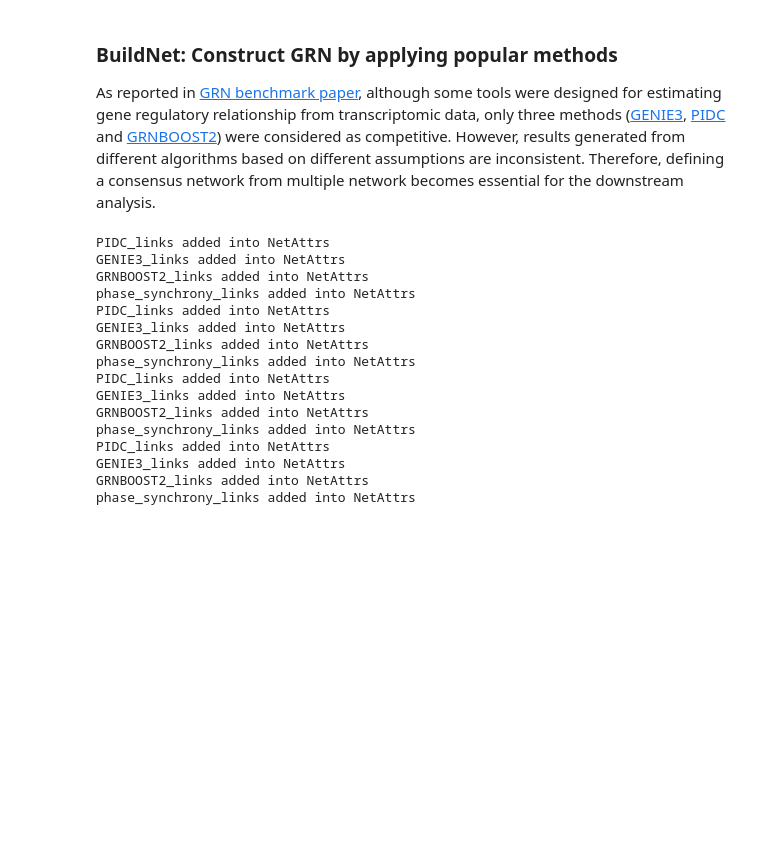
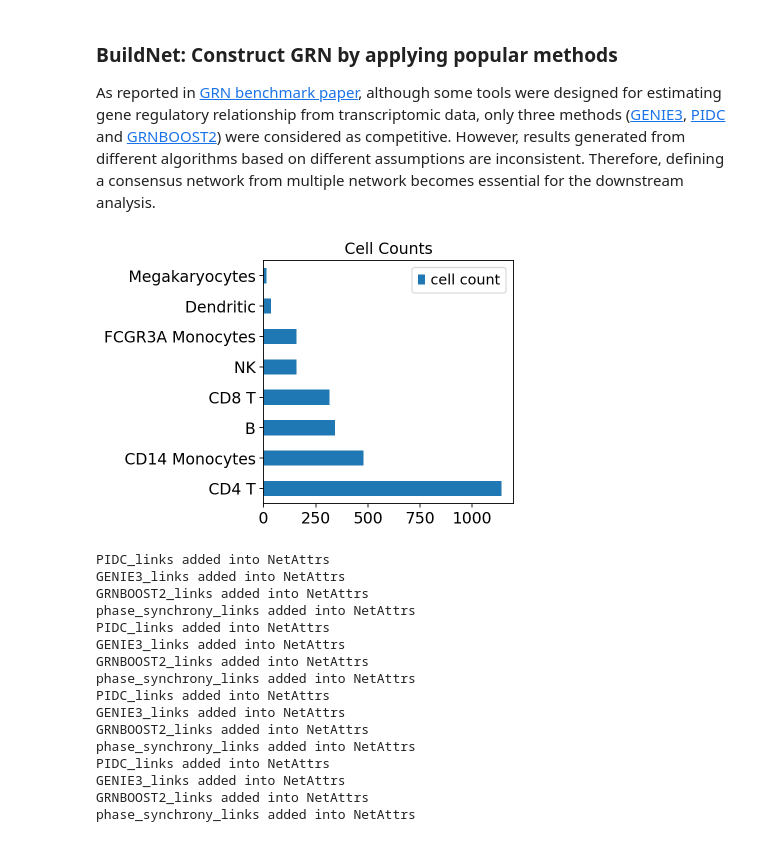
Before and after one commit to MingBit/PySCNet, a Jupyter notebook: tutorial/pyscnet_scanpy.ipynb, the cells around one changed output. Saved outputs shown, nothing was run; the diff lists cells and outputs as text; code cells hidden in the pictures; blank space fills up the shorter version.

```diff
--- a/tutorial/pyscnet_scanpy.ipynb
+++ b/tutorial/pyscnet_scanpy.ipynb
@@ -100,6 +101,15 @@ TFs
 # %% [markdown]
 ### BuildNet: Construct GRN by applying popular methods
 As reported in [GRN benchmark paper](https://pubmed.ncbi.nlm.nih.gov/31907445/), although some tools were designed for estimating gene regulatory relationship from transcriptomic data, only three methods ([GENIE3](https://journals.plos.org/plosone/article?id=10.1371/journal.pone.0012776), [PIDC](https://www.ncbi.nlm.nih.gov/pmc/articles/PMC5624513/) and [GRNBOOST2](https://academic.oup.com/bioinformatics/article-abstract/35/12/2159/5184284?redirectedFrom=fulltext)) were considered as competitive. However, results generated from different algorithms based on different assumptions are inconsistent. Therefore, defining a consensus network from multiple network becomes essential for the downstream analysis.
+# %%
+cell_count = pd.DataFrame(scanpy_gne.CellAttrs['CellInfo'].leiden.value_counts())
+cell_count.columns = ['cell count']
+cell_count.plot(kind='barh', title='Cell Counts', mark_right=True)
+# plt.legend(loc='center left', bbox_to_anchor=(1.0, 0.5), title='cell count')
+plt.grid(b=None)
+plt.savefig('tutorial_data/pyscnet_scanpy_pbmc/Cell_Count.pdf', dpi=300, bbox_inches='tight')
+# %% [output]
+[figure, added]
 # %%
 
 methods_list = ['PIDC','GENIE3', 'GRNBOOST2', 'phase_synchrony']
```
Also changed, not shown: parts of 8 cells of this notebook, 9 other files.
